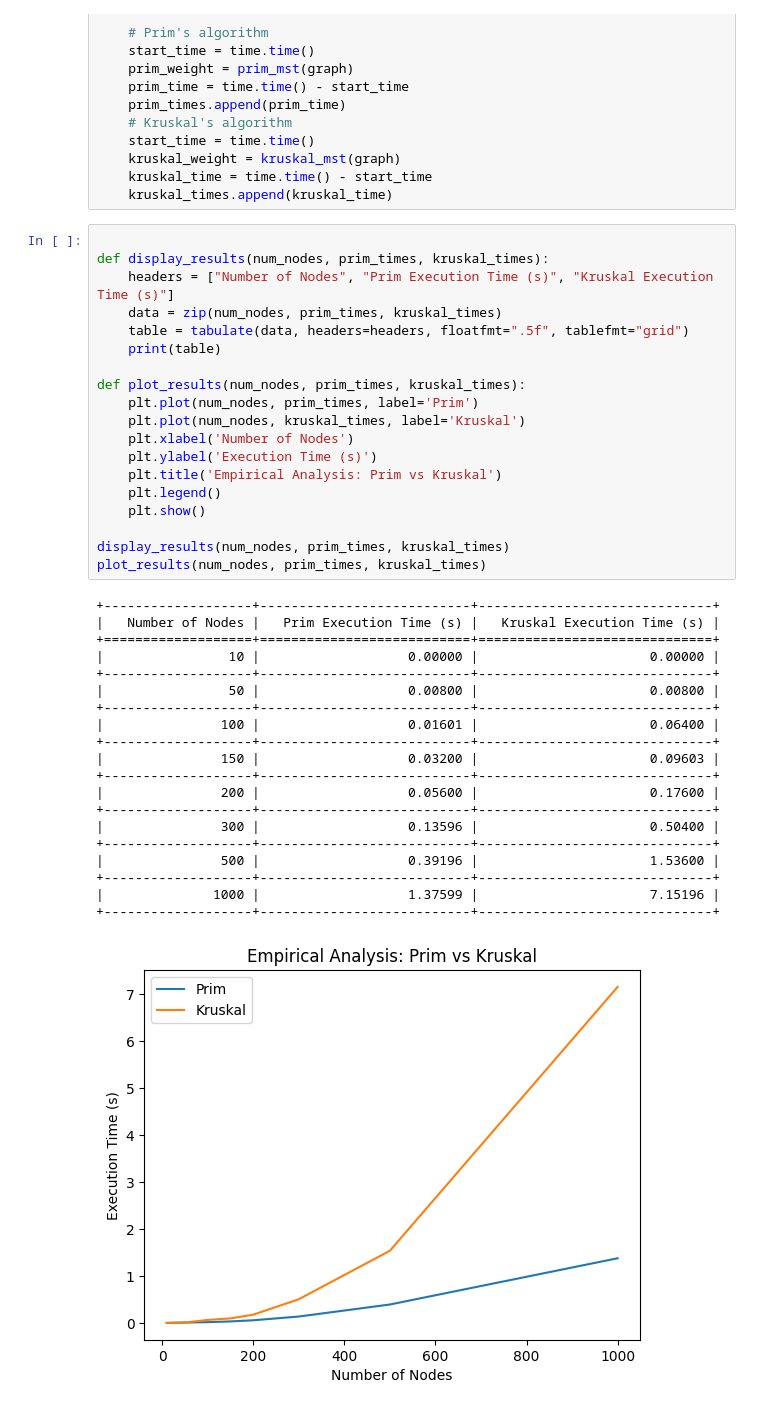
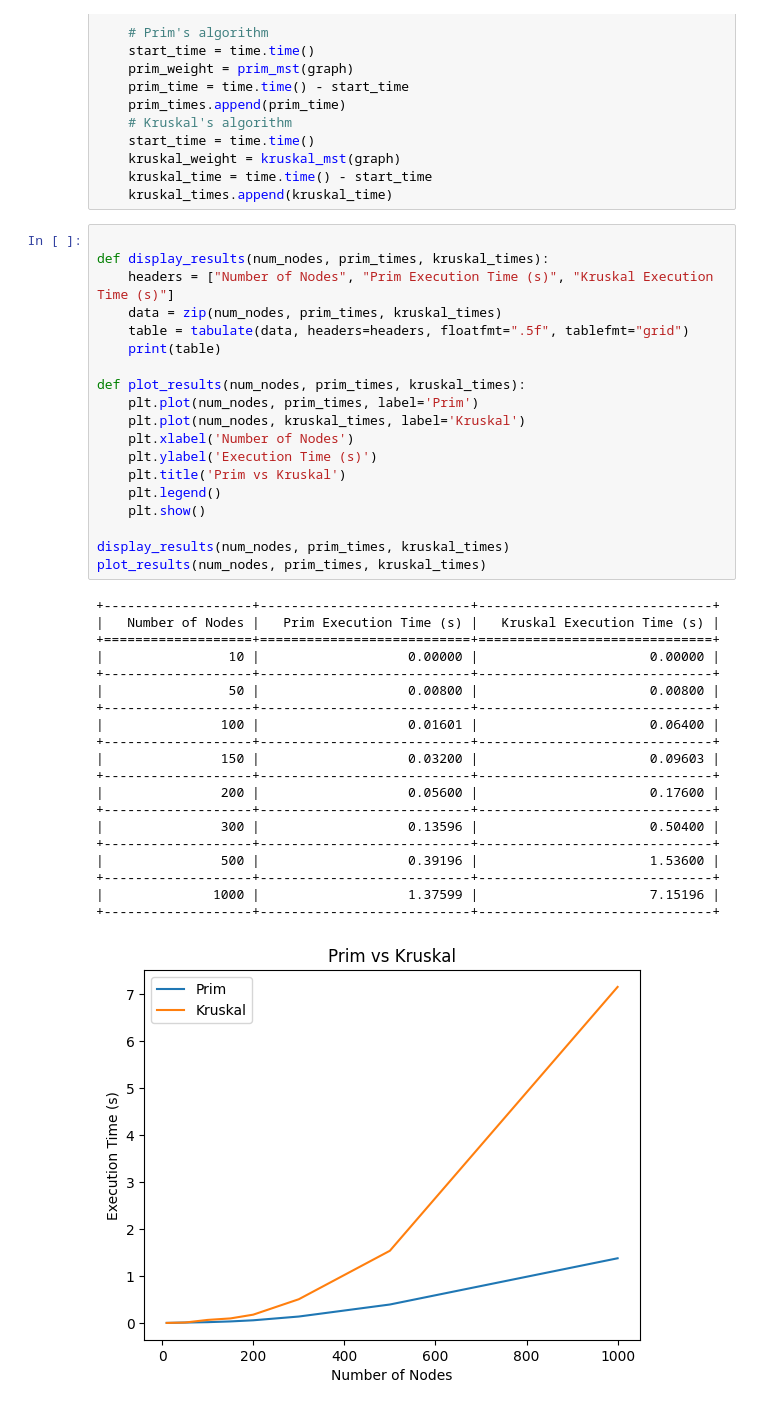
Before and after one commit to BuzuAlexandru/Algorithm_Analysis, a Jupyter notebook: LAb 7 Prim and Kruskal/prim_kruskal.ipynb, the cells around one changed output. Saved outputs shown, nothing was run; the diff lists cells and outputs as text.

```diff
--- a/LAb 7 Prim and Kruskal/prim_kruskal.ipynb
+++ b/LAb 7 Prim and Kruskal/prim_kruskal.ipynb
@@ -152,32 +152,32 @@ def display_results(num_nodes, prim_times, kruskal_times):
 def plot_results(num_nodes, prim_times, kruskal_times):
     plt.plot(num_nodes, prim_times, label='Prim')
     plt.plot(num_nodes, kruskal_times, label='Kruskal')
     plt.xlabel('Number of Nodes')
     plt.ylabel('Execution Time (s)')
-    plt.title('Empirical Analysis: Prim vs Kruskal')
+    plt.title('Prim vs Kruskal')
     plt.legend()
     plt.show()
 
 display_results(num_nodes, prim_times, kruskal_times)
 plot_results(num_nodes, prim_times, kruskal_times)
 # %% [output]
 +-------------------+---------------------------+------------------------------+
 |   Number of Nodes |   Prim Execution Time (s) |   Kruskal Execution Time (s) |
 +===================+===========================+==============================+
 |                10 |                   0.00000 |                      0.00000 |
 +-------------------+---------------------------+------------------------------+
 |                50 |                   0.00800 |                      0.00800 |
 +-------------------+---------------------------+------------------------------+
 |               100 |                   0.01601 |                      0.06400 |
 +-------------------+---------------------------+------------------------------+
 |               150 |                   0.03200 |                      0.09603 |
 +-------------------+---------------------------+------------------------------+
 |               200 |                   0.05600 |                      0.17600 |
 +-------------------+---------------------------+------------------------------+
 |               300 |                   0.13596 |                      0.50400 |
 +-------------------+---------------------------+------------------------------+
 |               500 |                   0.39196 |                      1.53600 |
 +-------------------+---------------------------+------------------------------+
 |              1000 |                   1.37599 |                      7.15196 |
 +-------------------+---------------------------+------------------------------+
-[figure, old version]
+[figure, new version]
```
Also changed, not shown: 1 other file.
